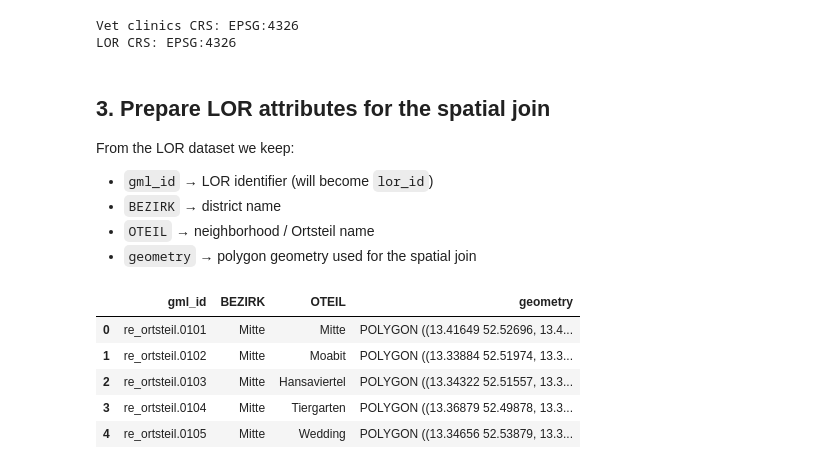
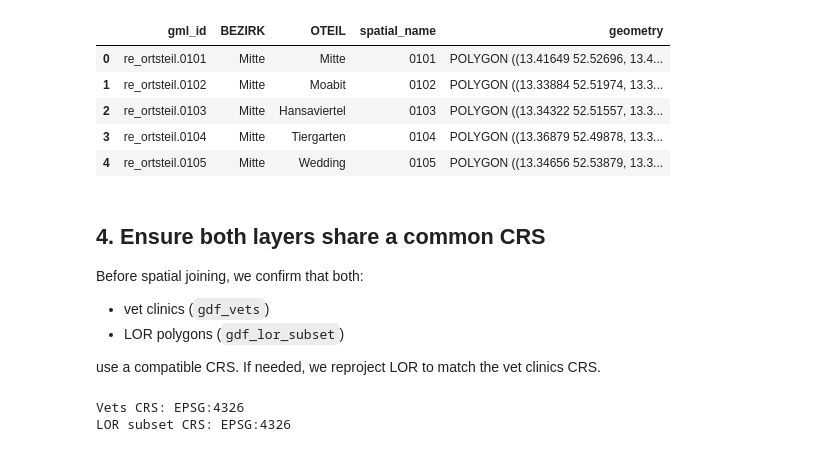
Before and after one commit to Nigar1209/berlin-poi-osm-pipeline, a Jupyter notebook: veterinary_clinics/01_vet_clinics_osm_lor_join.ipynb, the cells around one changed output. Saved outputs shown, nothing was run; the diff lists cells and outputs as text; code cells hidden in the pictures.

```diff
--- a/veterinary_clinics/01_vet_clinics_osm_lor_join.ipynb
+++ b/veterinary_clinics/01_vet_clinics_osm_lor_join.ipynb
@@ -49,11 +71,9 @@ spatial reference layer to assign each vet clinic to a district and neighborhood
 # %%
-# Path to Berlin LOR / Ortsteile polygons
-lor_path = "sources/raw_berlin_lor_ortsteile.geojson"
-
-# Load LOR polygons
+lor_path = Path("sources/raw_berlin_lor_ortsteile.geojson")
 gdf_lor = gpd.read_file(lor_path)
 
 display(gdf_lor.head())
+print("LOR CRS:", gdf_lor.crs)
 print("LOR columns:", list(gdf_lor.columns))
 # %% [output]
 |  | gml_id | spatial_name | spatial_alias | spatial_type | OTEIL | BEZIRK | FLAECHE_HA | geometry |
@@ -66,36 +97,45 @@ LOR columns: ['gml_id', 'spatial_name', 'spatial_alias', 'spatial_type', 'OTEIL'
 # %%
-# Check CRS (both should be WGS84 / EPSG:4326)
-print("Vet clinics CRS:", gdf_vets.crs)
-print("LOR CRS:", gdf_lor.crs)
+lor_id_col = "gml_id"            # LOR polygon ID
+district_col = "BEZIRK"          # district name
+neighborhood_col = "OTEIL"       # neighborhood name
+neighborhood_id_col = "spatial_name"  # neighborhood ID (used in mapping example)
+
+cols_lor_keep = [
+    lor_id_col,
+    district_col,
+    neighborhood_col,
+    neighborhood_id_col,
+    "geometry",
+]
+
+gdf_lor_subset = gdf_lor[cols_lor_keep].copy()
+
+display(gdf_lor_subset.head())
 # %% [output]
-Vet clinics CRS: EPSG:4326
-LOR CRS: EPSG:4326
+|  | gml_id | BEZIRK | OTEIL | spatial_name | geometry |
+| 0 | re_ortsteil.0101 | Mitte | Mitte | 0101 | POLYGON ((13.41649 52.52696, 13.4... |
+| 1 | re_ortsteil.0102 | Mitte | Moabit | 0102 | POLYGON ((13.33884 52.51974, 13.3... |
+| 2 | re_ortsteil.0103 | Mitte | Hansaviertel | 0103 | POLYGON ((13.34322 52.51557, 13.3... |
+| 3 | re_ortsteil.0104 | Mitte | Tiergarten | 0104 | POLYGON ((13.36879 52.49878, 13.3... |
+| 4 | re_ortsteil.0105 | Mitte | Wedding | 0105 | POLYGON ((13.34656 52.53879, 13.3... |
 # %% [markdown]
-## 3. Prepare LOR attributes for the spatial join
+## 4. Ensure both layers share a common CRS
 
-From the LOR dataset we keep:
+Before spatial joining, we confirm that both:
 
-- `gml_id` → LOR identifier (will become `lor_id`)
-- `BEZIRK` → district name
-- `OTEIL` → neighborhood / Ortsteil name
-- `geometry` → polygon geometry used for the spatial join
+- vet clinics (`gdf_vets`)
+- LOR polygons (`gdf_lor_subset`)
+
+use a compatible CRS. If needed, we reproject LOR to match the vet clinics CRS.
 # %%
-# Column names in the LOR dataset
-lor_id_col = "gml_id"          # LOR ID
-district_col = "BEZIRK"        # district name
-neighborhood_col = "OTEIL"     # neighborhood / Ortsteil name
+print("Vets CRS:", gdf_vets.crs)
+print("LOR subset CRS:", gdf_lor_subset.crs)
 
-cols_lor_keep = [lor_id_col, district_col, neighborhood_col, "geometry"]
-
-# Subset of LOR GeoDataFrame with only the relevant attributes
-gdf_lor_subset = gdf_lor[cols_lor_keep].copy()
-
-display(gdf_lor_subset.head())
+# Reproject LOR to the vets CRS if they differ
+if gdf_lor_subset.crs != gdf_vets.crs:
+    gdf_lor_subset = gdf_lor_subset.to_crs(gdf_vets.crs)
+    print("Reprojected LOR subset to:", gdf_lor_subset.crs)
 # %% [output]
-|  | gml_id | BEZIRK | OTEIL | geometry |
-| 0 | re_ortsteil.0101 | Mitte | Mitte | POLYGON ((13.41649 52.52696, 13.4... |
-| 1 | re_ortsteil.0102 | Mitte | Moabit | POLYGON ((13.33884 52.51974, 13.3... |
-| 2 | re_ortsteil.0103 | Mitte | Hansaviertel | POLYGON ((13.34322 52.51557, 13.3... |
-| 3 | re_ortsteil.0104 | Mitte | Tiergarten | POLYGON ((13.36879 52.49878, 13.3... |
-| 4 | re_ortsteil.0105 | Mitte | Wedding | POLYGON ((13.34656 52.53879, 13.3... |
+Vets CRS: EPSG:4326
+LOR subset CRS: EPSG:4326
 # %% [markdown]
```
Also changed, not shown: parts of 14 cells of this notebook, 6 other files.
